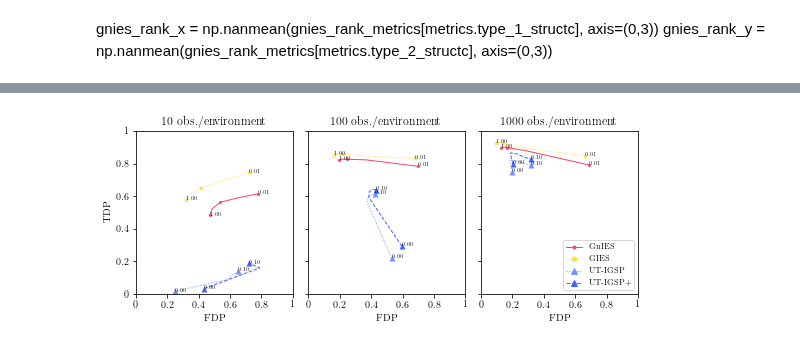
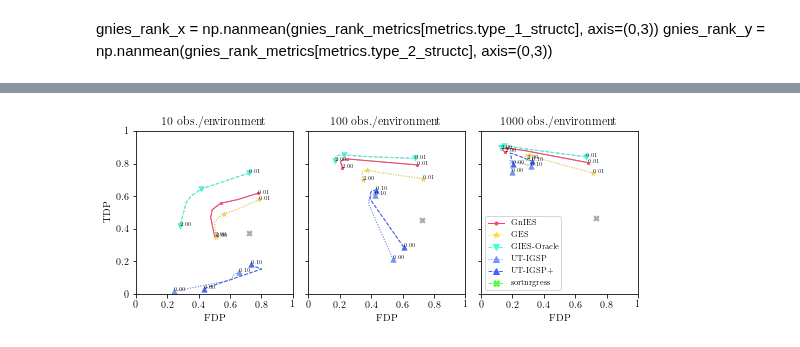
Before and after one commit to juangamella/gnies-paper, a Jupyter notebook: figure_model_mismatch.ipynb, the cells around one changed output, grey strips where cells are left out. Cells and saved outputs as stored; diff of their text form; code cells hidden in the pictures.

```diff
--- a/figure_model_mismatch.ipynb
+++ b/figure_model_mismatch.ipynb
@@ -63,0 +82,4 @@ Ns = sorted(test_cases['Ns'])
+# %%
+sortp_args, sortp_results = utils.read_pickle(directory + "compiled_results_sortnregress_pool.pickle")
+ground_truth, sortp_metrics = utils.read_pickle(directory + "metrics_sortnregress_pool.pickle")
+_, sortp_metricsr = utils.read_pickle(directory_raw + "metrics_sortnregress_pool.pickle")
@@ -106,0 +136,6 @@ utigsp_plus_metrics[metrics.success_metric].mean()
+# %%
+ges_args, ges_results = utils.read_pickle(directory + "compiled_results_ges.pickle")
+ground_truth, ges_metrics = utils.read_pickle(directory + "metrics_ges.pickle")
+_, ges_metricsr = utils.read_pickle(directory_raw + "metrics_ges.pickle")
+ges_lambdas = ges_args[2]
+ges_lambdas
@@ -107,6 +150,7 @@ utigsp_plus_metrics[metrics.success_metric].mean()
 # %%
 gies_args, gies_results = utils.read_pickle(directory + "compiled_results_gies.pickle")
 ground_truth, gies_metrics = utils.read_pickle(directory + "metrics_gies.pickle")
+_, gies_metricsr = utils.read_pickle(directory_raw + "metrics_gies.pickle")
 gies_lambdas = gies_args[2]
 gies_lambdas
 # %% [output]
@@ -129,5 +184,14 @@ idx = list(range(len(utigsp_plus_alphas)))
 utigsp_plus_x = np.nanmean(utigsp_plus_metrics[metrics.type_1_structc], axis=(0,4))[idx,idx]
 utigsp_plus_y = np.nanmean(utigsp_plus_metrics[metrics.type_2_structc], axis=(0,4))[idx,idx]
 
+ges_x = np.nanmean(ges_metrics[metrics.type_1_structc], axis=(0,3))
+ges_y = np.nanmean(ges_metrics[metrics.type_2_structc], axis=(0,3))
+
 gies_x = np.nanmean(gies_metrics[metrics.type_1_structc], axis=(0,3))
 gies_y = np.nanmean(gies_metrics[metrics.type_2_structc], axis=(0,3))
+
+sort_x = np.nanmean(sort_metrics[metrics.type_1_structc], axis=(0,2))
+sort_y = np.nanmean(sort_metrics[metrics.type_2_structc], axis=(0,2))
+
+sortp_x = np.nanmean(sortp_metrics[metrics.type_1_structc], axis=(0,2))
+sortp_y = np.nanmean(sortp_metrics[metrics.type_2_structc], axis=(0,2))
@@ -141,45 +353,55 @@ lineopts = {'linewidth': 1}
 ticks = [0, 0.2, 0.4, 0.6, 0.8, 1]
 marker = {'gnies': '.',
           'gnies_rank': '.',
-          'gies': '*',
+          'gies': 'v',
+          'ges': '*',
           'ut_igsp': '^',
           'ut_igsp+': '^',
-          'jci_pc': 's',
+          'sortp': 'X',
 }
 style = {'gnies': '-',
          'gnies_rank': ':',
-         'gies': ':',
+         'ges': ':',
+         'gies': '--',
          'ut_igsp': ':',
          'ut_igsp+': '--',
-         'jci_pc': ':',
+         'sort': ':',
+         'sortp': '--',
 
 }
 color = {'gnies': colors[0],
          'gnies_rank': colorsa[0],
-         'gies': colors[1],
+         'ges': colors[1],
+         'gies': colors[3],
          'ut_igsp': colors[4],
          'ut_igsp+': colors[5],
-         'jci_pc': colors[2],
+         'sort': colors[2],
+         'sortp': colors[2],
 
 }
 
 print_names = {'gnies': 'GnIES',
                #'gnies_rank': 'GnIES-rank',
-               'gies': 'GIES',
+               'ges': 'GES',
+               'gies': 'GIES-Oracle',
                'ut_igsp': 'UT-IGSP',
                'ut_igsp+': 'UT-IGSP+',
-               #'jci_pc': 'JCI-PC',
+               #'sort': 'sortnrgress',
+               'sortp': 'sortnrgress',
 }
 
-def plot_metric(ax, values_x, values_y, lambdas, method, points, text):
+def plot_metric(ax, values_x, values_y, lambdas, method, points, text, gray=False):
+    c = '#aaaaaa' if gray else color[method]
     values_y = 1 - values_y
-    ax.plot(values_x, values_y, color=color[method], linestyle=style[method], **lineopts)
+    ax.plot(values_x, values_y, color=c, linestyle=style[method], **lineopts)
     for j, l in enumerate(lambdas):
         #ax.scatter(values_x[j], values_y[j], color=color[method], marker=".", linewidth=0)
-        if text and j==0 or l==lambdas[-1]:
+        if j==0 and text[0] is not None:
+            ax.text(values_x[j], values_y[j], "$%0.2f$" % l, fontsize=textsize)
+        if l==lambdas[-1] and text[1] is not None:
             ax.text(values_x[j], values_y[j], "$%0.2f$" % l, fontsize=textsize)
         if j in points:
-            ax.scatter(values_x[j], values_y[j], color=color[method], marker=marker[method], linewidth=0)
+            ax.scatter(values_x[j], values_y[j], color=c, marker=marker[method], linewidth=0)
 
 def set_ax(ax, yticks=True):
     ax.set_xlim([0,1])
@@ -198,38 +420,56 @@ ax = plt.gca()
 
 for i,n in enumerate(Ns):
     plt.subplot(gs[i])
     ax = plt.gca()
+    if i==0:
+        ax0 = ax
 
     # Plot GnIES
-    plot_metric(ax, gnies_x[:,i], gnies_y[:,i], gnies_lambdas, 'gnies', [0,2,len(gnies_lambdas)-1], True)
+    plot_metric(ax, gnies_xr[:,i], gnies_yr[:,i], gnies_lambdas, 'gnies', [0,2,len(gnies_lambdas)-1], [None, None], gray=True)
+    plot_metric(ax, gnies_x[:,i], gnies_y[:,i], gnies_lambdas, 'gnies', [0,2,len(gnies_lambdas)-1], ["%d","%0.2f"])
+
 
     # Plot UT-IGSP
-    plot_metric(ax, utigsp_x[:,i], utigsp_y[:,i], utigsp_alphas, 'ut_igsp', [0,len(utigsp_alphas)-1], True)
+    plot_metric(ax, utigsp_xr[:,i], utigsp_yr[:,i], utigsp_alphas, 'ut_igsp', [0,len(utigsp_alphas)-1], [None, None], gray=True)
+    plot_metric(ax, utigsp_x[:,i], utigsp_y[:,i], utigsp_alphas, 'ut_igsp', [0,len(utigsp_alphas)-1], ["%d","%0.2f"])
 
     # Plot UT-IGSP+
-    plot_metric(ax, utigsp_plus_x[:,i], utigsp_plus_y[:,i], utigsp_plus_alphas, 'ut_igsp+', [0,len(utigsp_plus_alphas)-1], True)
+    plot_metric(ax, utigsp_plus_xr[:,i], utigsp_plus_yr[:,i], utigsp_plus_alphas, 'ut_igsp+', [0,len(utigsp_plus_alphas)-1], [None, None], gray=True)
+    plot_metric(ax, utigsp_plus_x[:,i], utigsp_plus_y[:,i], utigsp_plus_alphas, 'ut_igsp+', [0,len(utigsp_plus_alphas)-1], ["%d","%0.2f"])
 
-    # Plot gies
-    plot_metric(ax, gies_x[:,i], gies_y[:,i], gies_lambdas, 'gies', [0,2,len(gies_lambdas)-1], True)
+    # Plot GES
+    plot_metric(ax, ges_xr[:,i], ges_yr[:,i], ges_lambdas, 'ges', [0,2,len(ges_lambdas)-1], [None, None], gray=True)
+    plot_metric(ax, ges_x[:,i], ges_y[:,i], ges_lambdas, 'ges', [0,2,len(ges_lambdas)-1], ["%d","%0.2f"])
 
+    # Plot GIES
+    plot_metric(ax, gies_xr[:,i], gies_yr[:,i], gies_lambdas, 'gies', [0,2,len(ges_lambdas)-1], [None, None], gray=True)
+    plot_metric(ax, gies_x[:,i], gies_y[:,i], gies_lambdas, 'gies', [0,2,len(ges_lambdas)-1], ["%d","%0.2f"])
+
+    # Plot sortnregress
+    #ax.scatter(sort_x[i], 1-sort_y[i], color=color['sort'], marker=marker['sort'], linewidth=0)
+
+    # Plot sortnregress + pool
+    ax.scatter(sortp_x[i], 1-sortp_y[i], color=color['sortp'], marker=marker['sortp'], linewidth=0)
+    ax.scatter(sortp_xr[i], 1-sortp_yr[i], color='#aaaaaa', marker=marker['sortp'], linewidth=0)
 
     set_ax(ax, yticks=i==0)
     ax.set_title("%d obs./environment" % n)
+
 
 # Build legend
 method_entries = [Line2D([0], [0],
                          linewidth=1,
                          linestyle=style[method],
                          marker=marker[method],
                          color=color[method]) for method in print_names.keys()]
 method_str = list(print_names.values())
 ax.legend(method_entries, #+ sample_size_entries
           method_str, # + sample_size_str
           prop={'size':8},
-          loc='lower right',
+          loc='lower left',
         ncol=1)
 
 
-plt.savefig('figures/figure_mismatch.pdf', bbox_inches='tight')
+plt.savefig('figures/figure_mismatch_both.pdf', bbox_inches='tight')
 # %% [output]
-[figure, old version]
+[figure, new version]
```
Also changed, not shown: parts of 24 cells of this notebook, 4 other files.
